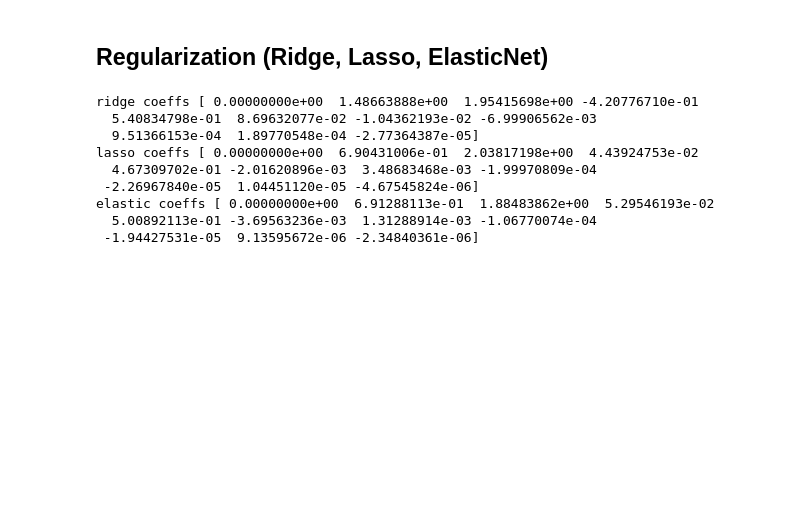
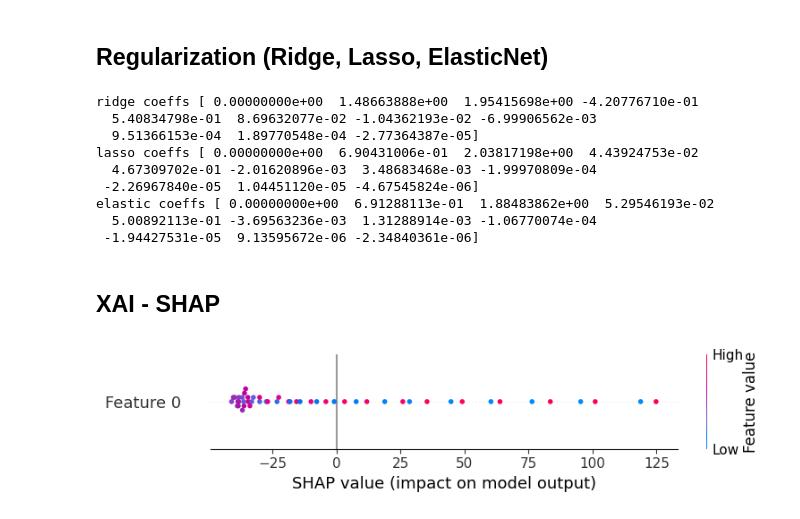
Before and after one commit to avikumart/DA-DS-Questions, a Jupyter notebook: ML_coding/Ml_coding_and_interviewn_practice.ipynb, the cells around one changed output. Cells and saved outputs as stored; diff of their text form; code cells hidden in the pictures; blank space fills up the shorter version.

```diff
--- a/ML_coding/Ml_coding_and_interviewn_practice.ipynb
+++ b/ML_coding/Ml_coding_and_interviewn_practice.ipynb
@@ -358,3 +358,19 @@ lasso coeffs [ 0.00000000e+00  6.90431006e-01  2.03817198e+00  4.43924753e-02
 elastic coeffs [ 0.00000000e+00  6.91288113e-01  1.88483862e+00  5.29546193e-02
   5.00892113e-01 -3.69563236e-03  1.31288914e-03 -1.06770074e-04
  -1.94427531e-05  9.13595672e-06 -2.34840361e-06]
+# %% [markdown]
+## XAI - SHAP
+# %%
+import shap
+import xgboost  as xgb
+
+# fit the model
+model = xgb.XGBRegressor().fit(X,y)
+
+# shap explain
+explainer = shap.TreeExplainer(model)
+shap_values = explainer.shap_values(X)
+
+shap.summary_plot(shap_values, X)
+# %% [output]
+[figure, added]
```
Also changed, not shown: parts of 8 cells of this notebook.
